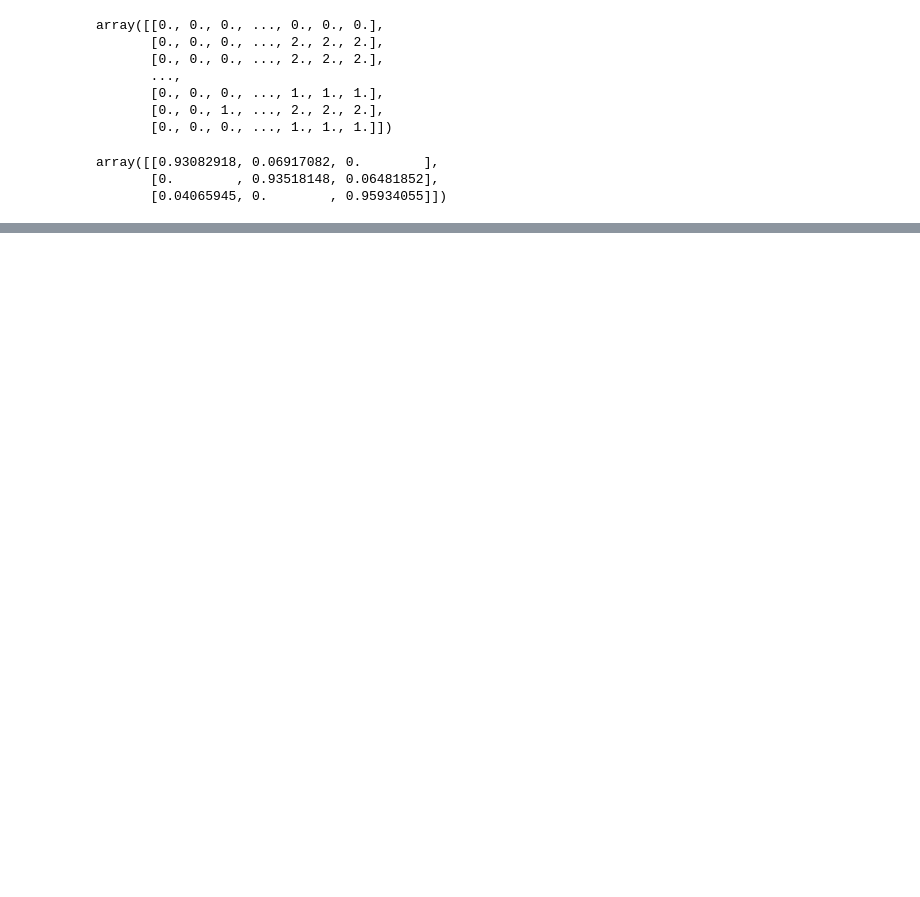
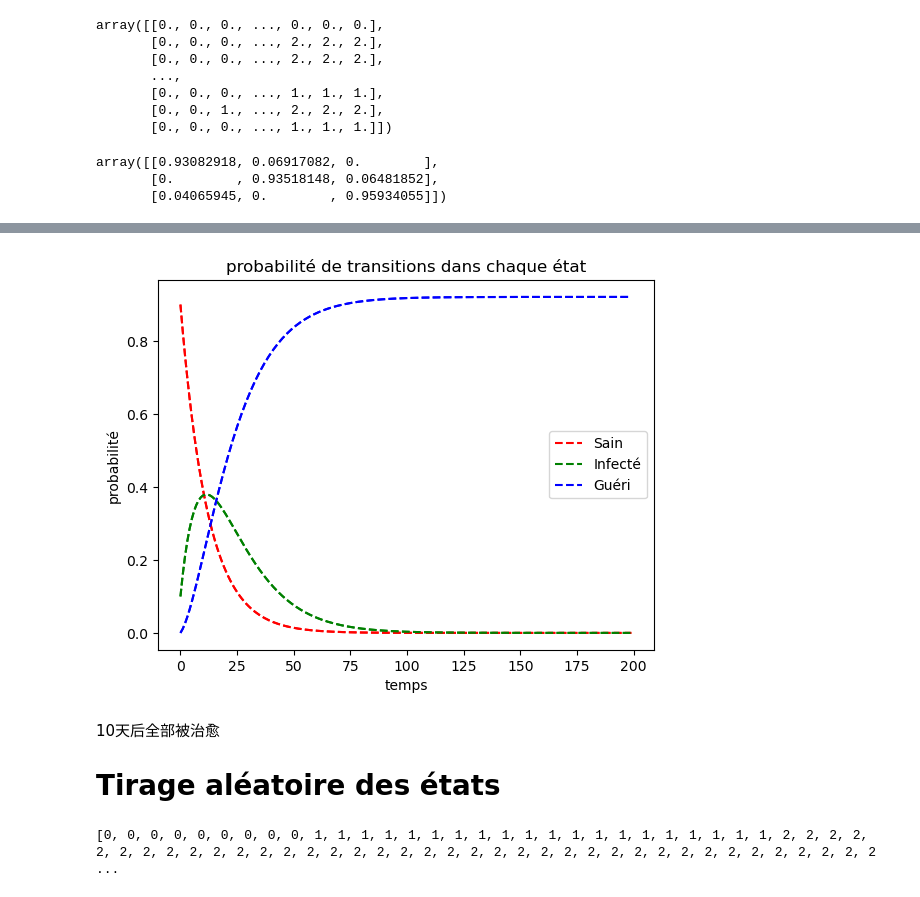
Before and after one commit to ZhouRUNLIN/LU3IN005-STAT-INFO, a Jupyter notebook: Projet3/projet3-IN005.ipynb, the cells around one changed output, grey strips where cells are left out. Saved outputs shown, nothing was run; the diff lists cells and outputs as text; code cells hidden in the pictures; blank space fills up the shorter version.

```diff
--- a/Projet3/projet3-IN005.ipynb
+++ b/Projet3/projet3-IN005.ipynb
@@ -53,0 +95,4 @@ array([[0.93082918, 0.06917082, 0.        ],
+# %%
+#test pour verifierMat()
+MatA=np.array([[0.92, 0.08, 0], [0, 0.93, 0.07], [0, 0, 1]])
+print(verifierMat(MatA))
@@ -53,0 +157,10 @@ array([[0.93082918, 0.06917082, 0.        ],
+# %%
+# test pour calDistribution() et drawGraphe()
+pi_0=[0.9, 0.1, 0]
+drawGraphe(200, MatA, pi_0)
+# %% [output]
+[figure, added]
+# %% [markdown]
+10天后全部被治愈
+
+# Tirage aléatoire des états
@@ -53,0 +202,5 @@ array([[0.93082918, 0.06917082, 0.        ],
+# %%
+#test pour creatMarkov()
+print(creatMarkov(150, MatA, pi_0))
+# %% [output]
+[0, 0, 0, 0, 0, 0, 0, 0, 0, 1, 1, 1, 1, 1, 1, 1, 1, 1, 1, 1, 1, 1, 1, 1, 1, 1, 1, 1, 1, 2, 2, 2, 2, 2, 2, 2, 2, 2, 2, 2, 2, 2, 2, 2, 2, 2, 2, 2, 2, 2, 2, 2, 2, 2, 2, 2, 2, 2, 2, 2, 2, 2, 2, 2, 2, 2, 2 ...
```
Also changed, not shown: parts of 12 cells of this notebook.
